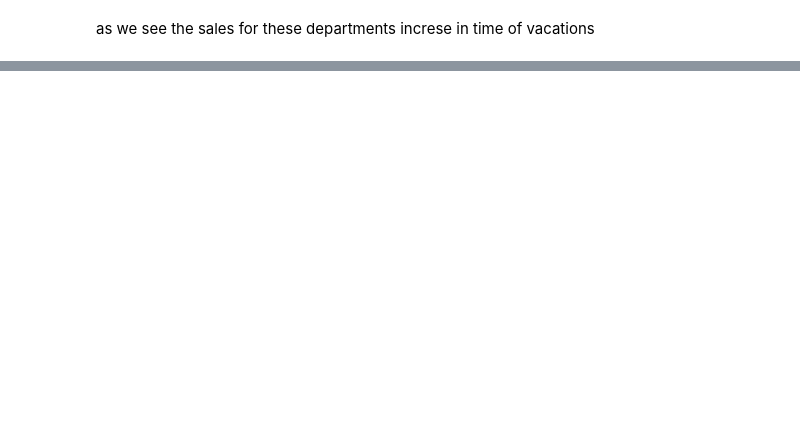
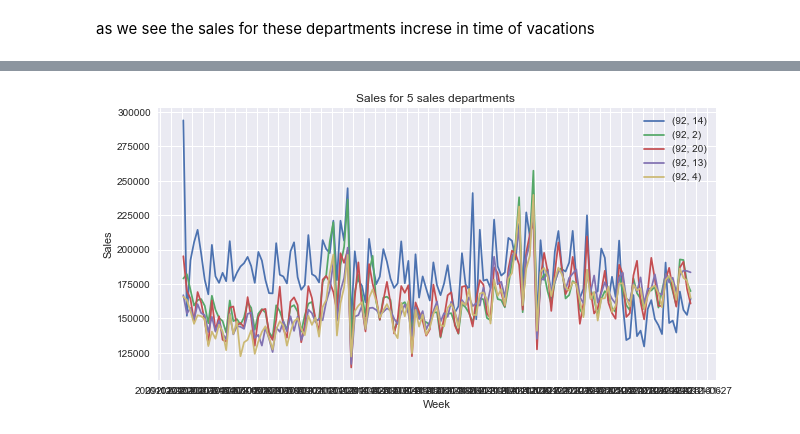
Before and after one commit to AnasElshaer01/Walmart-Sales-Forcasting, a Jupyter notebook: EDA.ipynb, the cells around one changed output, grey strips where cells are left out. Saved outputs shown, nothing was run; the diff lists cells and outputs as text; code cells hidden in the pictures; blank space fills up the shorter version.

```diff
--- a/EDA.ipynb
+++ b/EDA.ipynb
@@ -160,16 +166,0 @@ sales_eachdeptr.describe()
-# %%
-#get the total sales for each week
-sales_byweek = sales_eachdeptr.sum(axis= 1).sort_values(ascending=False)
-top_weeks = sales_byweek.head(10)
-
-min_height = min(top_weeks.values)
-max_height = max(top_weeks.values)
-
-
-ax = top_weeks.plot.bar()
-plt.ylim(min_height, max_height)
-ax.set_yticklabels(np.round(top_weeks.values ,0))
-plt.ylabel("Sales")
-plt.xticks(rotation = 90)
-plt.tight_layout()
-plt.show()
@@ -177,0 +192,26 @@ plt.show()
+# %%
+def plot_departments_trend(ser,data):
+    plt.style.use('seaborn')
+    fig, ax = plt.subplots(figsize=(10,5))
+
+    for i in ser.index:
+        plt.plot(data[i]  ,label = i)
+
+
+    plt.legend(ser.index)
+    plt.title(f"Sales for {len(ser)} sales departments ")
+    plt.xlabel("Week")
+    plt.ylabel("Sales")
+
+    xticks =pd.date_range(start=data.index.min(), end=data.index.max())
+    ax.xaxis.set_major_locator(mdates.WeekdayLocator(interval=3))
+    ax.xaxis.set_major_formatter(mdates.DateFormatter('%Y-%m-%d'))
+
+#     ax.tick_params(xticks, labelrotation=45)
+
+    return plt.show()
+# %%
+#top sales departments
+plot_departments_trend(Total_sales.head(5), sales_by_week_dept_store)
+# %% [output]
+[figure, new version]
```
Also changed, not shown: parts of 27 cells of this notebook.
